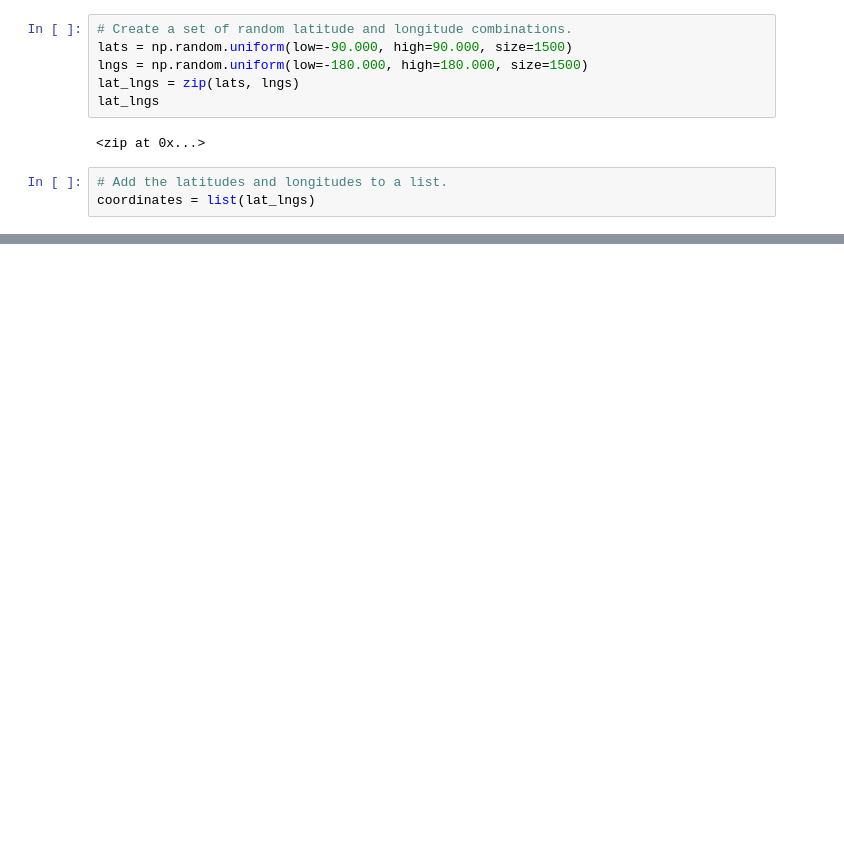
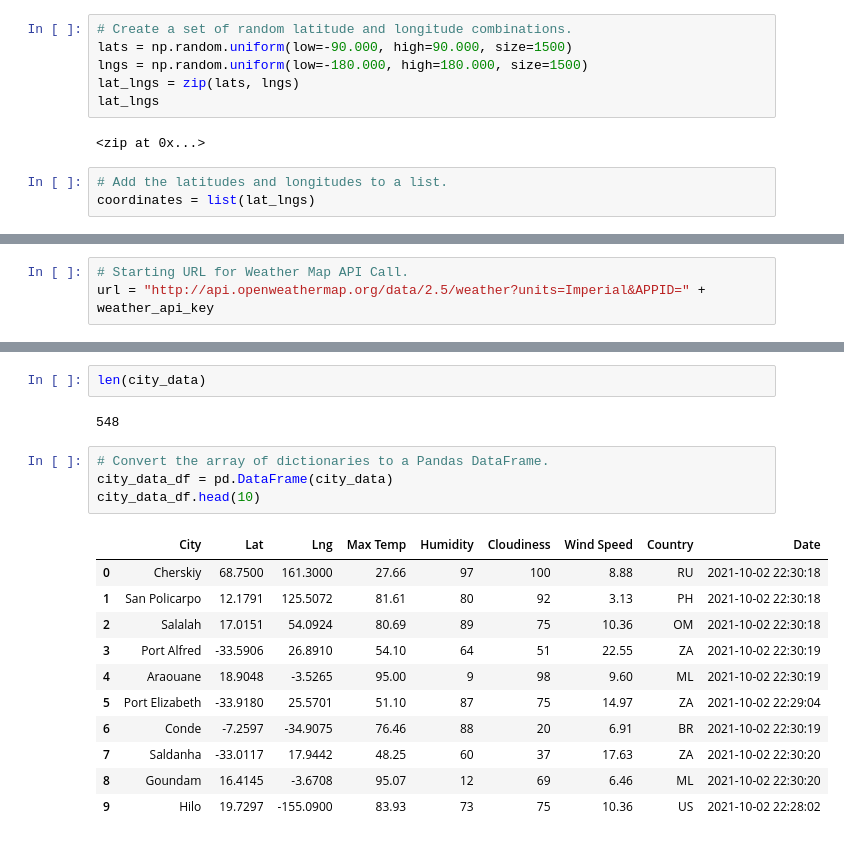
Before and after one commit to bbrown274/World_Weather_Analysis, a Jupyter notebook: WeatherPy.ipynb, the cells around one changed output, grey strips where cells are left out. Drawn from its saved outputs; the diff is of its cells as text; blank space fills up the shorter version.

Commit message:
Adding city weather data.

```diff
--- a/WeatherPy.ipynb
+++ b/WeatherPy.ipynb
@@ -31,0 +35,3 @@ len(cities)
+# %%
+# Starting URL for Weather Map API Call.
+url = "http://api.openweathermap.org/data/2.5/weather?units=Imperial&APPID=" + weather_api_key
@@ -31,0 +116,20 @@ len(cities)
+# %%
+len(city_data)
+# %% [output]
+548
+# %%
+# Convert the array of dictionaries to a Pandas DataFrame.
+city_data_df = pd.DataFrame(city_data)
+city_data_df.head(10)
+# %% [output]
+|  | City | Lat | Lng | Max Temp | Humidity | Cloudiness | Wind Speed | Country | Date |
+| 0 | Cherskiy | 68.7500 | 161.3000 | 27.66 | 97 | 100 | 8.88 | RU | 2021-10-02 22:30:18 |
+| 1 | San Policarpo | 12.1791 | 125.5072 | 81.61 | 80 | 92 | 3.13 | PH | 2021-10-02 22:30:18 |
+| 2 | Salalah | 17.0151 | 54.0924 | 80.69 | 89 | 75 | 10.36 | OM | 2021-10-02 22:30:18 |
+| 3 | Port Alfred | -33.5906 | 26.8910 | 54.10 | 64 | 51 | 22.55 | ZA | 2021-10-02 22:30:19 |
+| 4 | Araouane | 18.9048 | -3.5265 | 95.00 | 9 | 98 | 9.60 | ML | 2021-10-02 22:30:19 |
+| 5 | Port Elizabeth | -33.9180 | 25.5701 | 51.10 | 87 | 75 | 14.97 | ZA | 2021-10-02 22:29:04 |
+| 6 | Conde | -7.2597 | -34.9075 | 76.46 | 88 | 20 | 6.91 | BR | 2021-10-02 22:30:19 |
+| 7 | Saldanha | -33.0117 | 17.9442 | 48.25 | 60 | 37 | 17.63 | ZA | 2021-10-02 22:30:20 |
+| 8 | Goundam | 16.4145 | -3.6708 | 95.07 | 12 | 69 | 6.46 | ML | 2021-10-02 22:30:20 |
+| 9 | Hilo | 19.7297 | -155.0900 | 83.93 | 73 | 75 | 10.36 | US | 2021-10-02 22:28:02 |
```
Also changed, not shown: parts of 5 cells of this notebook, 3 other files.
